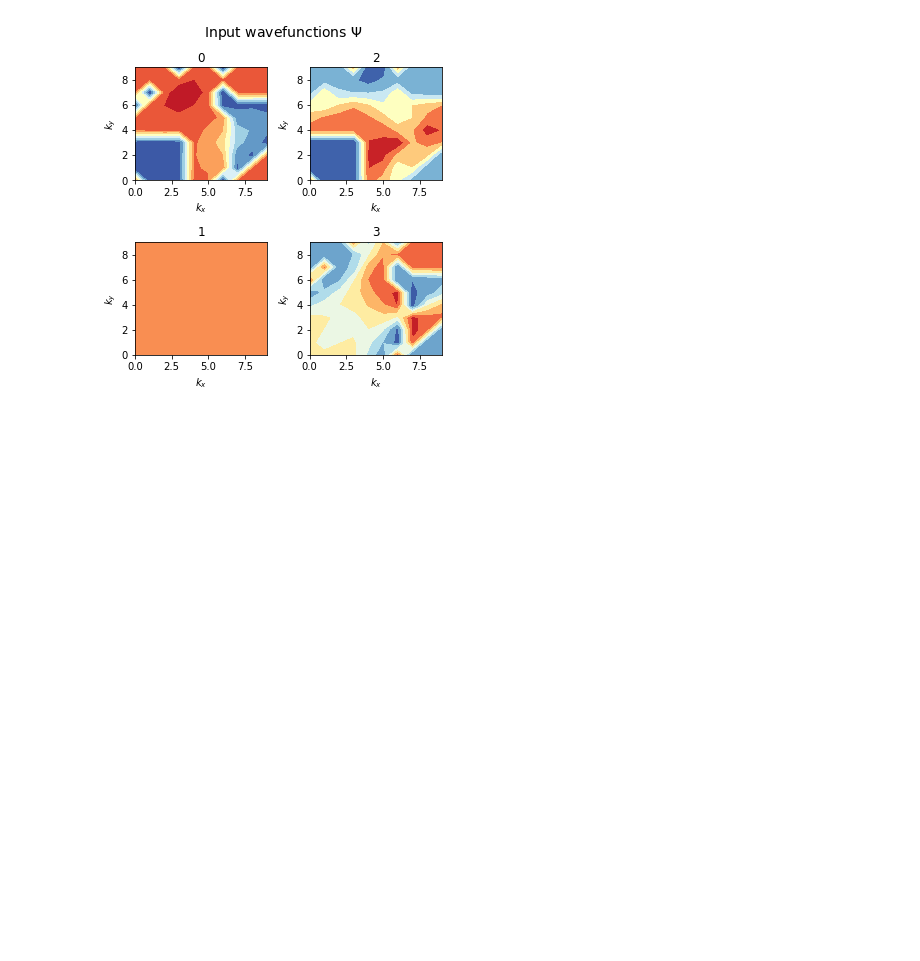
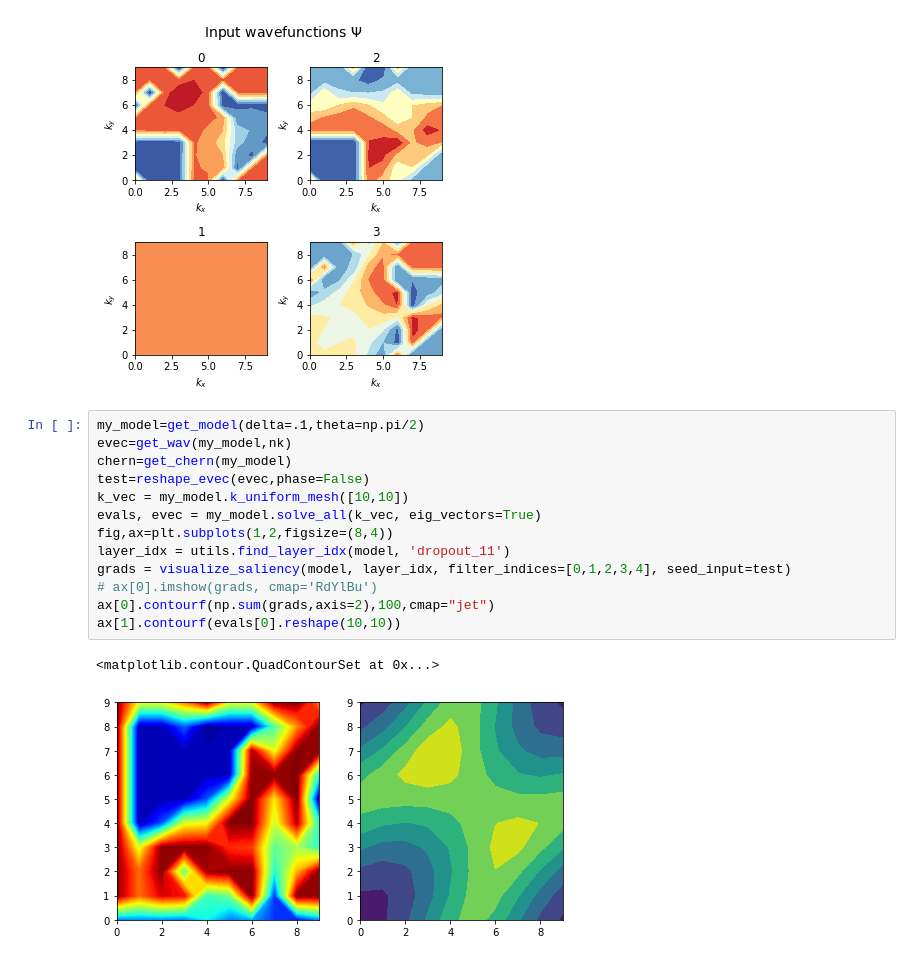
Before and after one commit to santoshkumarradha/Machine-learning-topological-insulators, a Jupyter notebook: CNN_new.ipynb, the cells around one changed output. Drawn from its saved outputs; the diff is of its cells as text; blank space fills up the shorter version.

Commit message:
tests

```diff
--- a/CNN_new.ipynb
+++ b/CNN_new.ipynb
@@ -190,3 +194,19 @@ plt.tight_layout()
 plt.show()
 # %% [output]
 [figure]
+# %%
+my_model=get_model(delta=.1,theta=np.pi/2)
+evec=get_wav(my_model,nk)
+chern=get_chern(my_model)
+test=reshape_evec(evec,phase=False)
+k_vec = my_model.k_uniform_mesh([10,10])
+evals, evec = my_model.solve_all(k_vec, eig_vectors=True)
+fig,ax=plt.subplots(1,2,figsize=(8,4))
+layer_idx = utils.find_layer_idx(model, 'dropout_11')
+grads = visualize_saliency(model, layer_idx, filter_indices=[0,1,2,3,4], seed_input=test)
+# ax[0].imshow(grads, cmap='RdYlBu')
+ax[0].contourf(np.sum(grads,axis=2),100,cmap="jet")
+ax[1].contourf(evals[0].reshape(10,10))
+# %% [output]
+<matplotlib.contour.QuadContourSet at 0x...>
+[figure, added]
```
Also changed, not shown: parts of 2 cells of this notebook, 2 other files.
